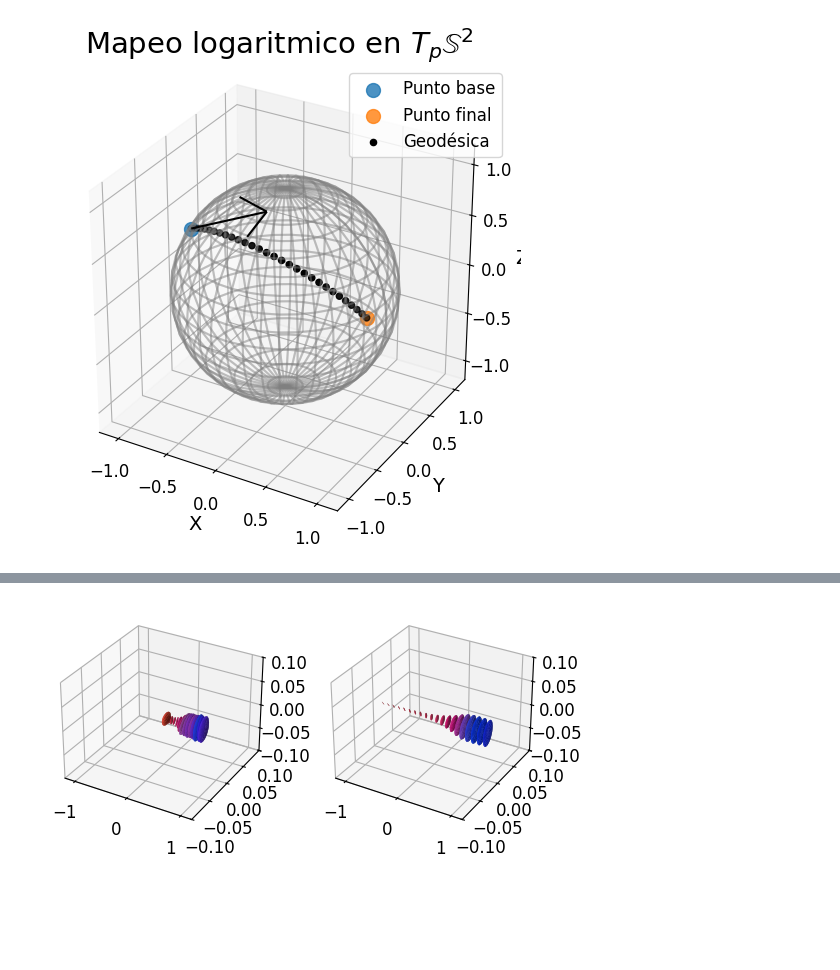
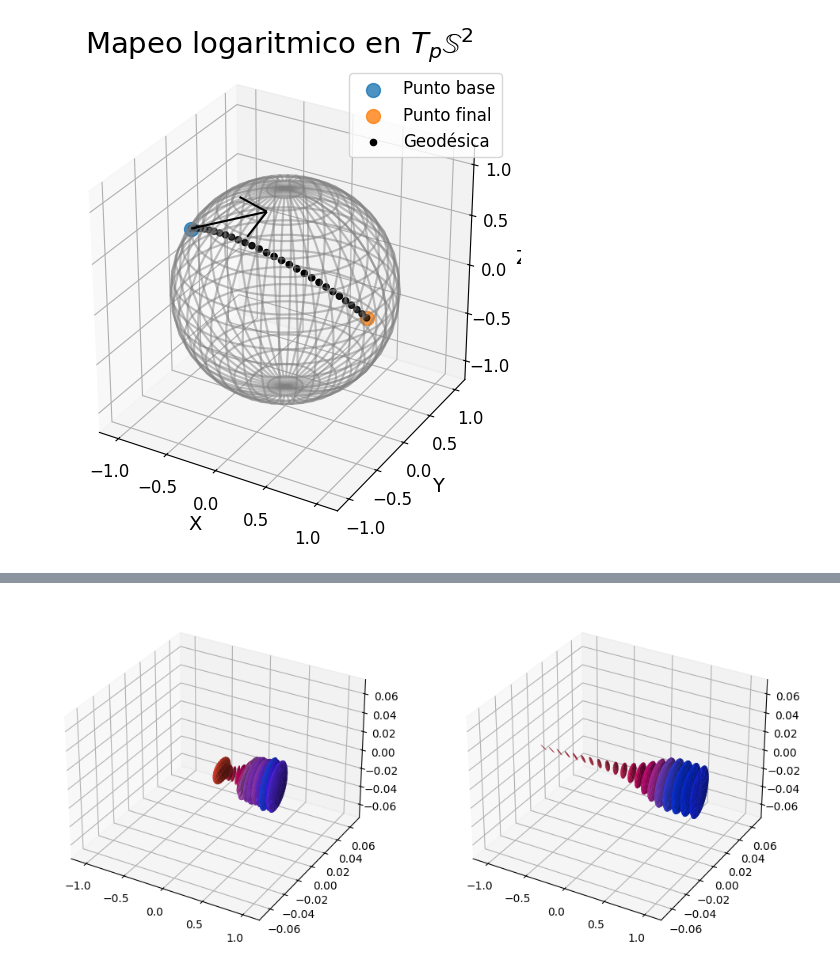
Before and after one commit to miguelgondu/pares-ordenados-geometria-riemanniana-computacional, a Jupyter notebook: graficos.ipynb, the cells around one changed output, grey strips where cells are left out. Cells and saved outputs as stored; diff of their text form; code cells hidden in the pictures; blank space fills up the shorter version.

```diff
--- a/graficos.ipynb
+++ b/graficos.ipynb
@@ -363,6 +363,7 @@ from manifold import PD
 from sklearn.linear_model import LinearRegression
 from matplotlib.colors import LightSource
 from visualization import plot_ellipsoid
+import matplotlib.pyplot as plt
 spd_matrices = PD(3, 'LogEuclidean')
 spd_matrices.LogLE(base_point, point)
 vectores = []
@@ -382,22 +383,22 @@ t_pred = np.zeros((len(matriz), 3))
 t_pred[:, 0] = np.linspace(-1.0, 1.0, 20)
 
 
-fig = plt.figure()
+fig = plt.figure(figsize=(12, 6))
 _ = LightSource(270, 45)
 ax_data = fig.add_subplot(121, projection="3d")
 ax_prediction = fig.add_subplot(122, projection="3d")
 for t, y in zip(t_plot, Y):
     plot_ellipsoid(ax_data, t, y, scale=0.025)
 
-ax_data.set_zlim(-0.1, 0.1)
+ax_data.set_zlim(-0.075, 0.075)
 ax_data.set_xlim(-1.2, 1.2)
-ax_data.set_ylim(-0.1, 0.1)
+ax_data.set_ylim(-0.075, 0.075)
 
 for t, y in zip(t_pred, matriz):
     plot_ellipsoid(ax_prediction, t, y, scale=0.025)
 
-ax_prediction.set_zlim(-0.1, 0.1)
+ax_prediction.set_zlim(-0.075, 0.075)
 ax_prediction.set_xlim(-1.2, 1.2)
-ax_prediction.set_ylim(-0.1, 0.1)
+ax_prediction.set_ylim(-0.075, 0.075)
 plt.show()
 # %% [output]
@@ -421 +405 @@ WARNING: findfont: Font family 'times' not found.
-[figure, old version]
+[figure, new version]
```
Also changed, not shown: parts of 1 cell of this notebook, 1 other file.
